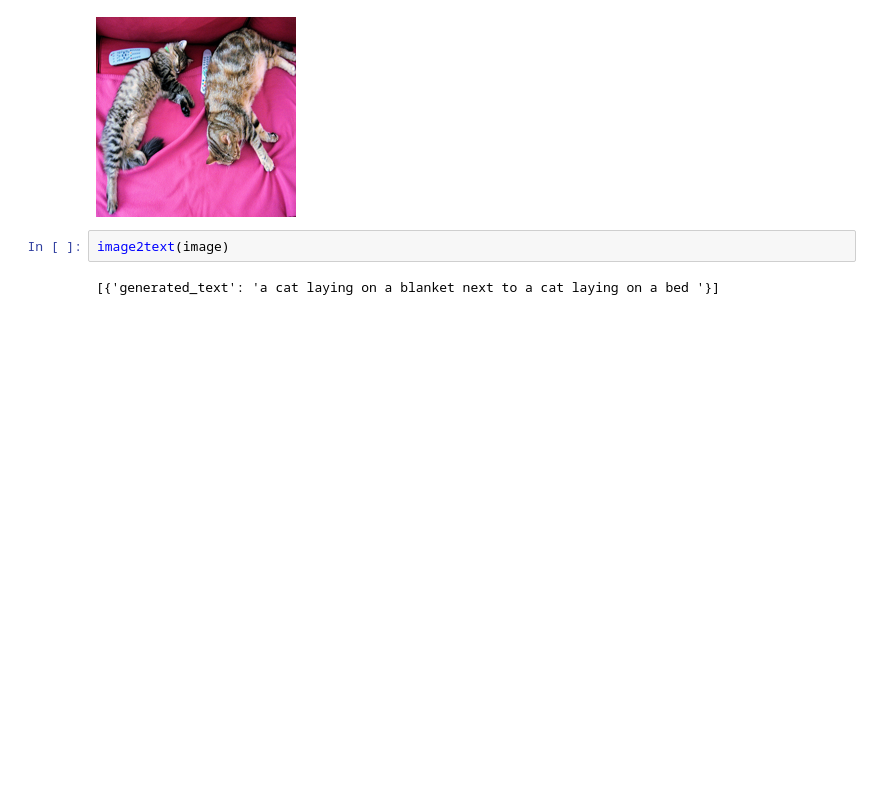
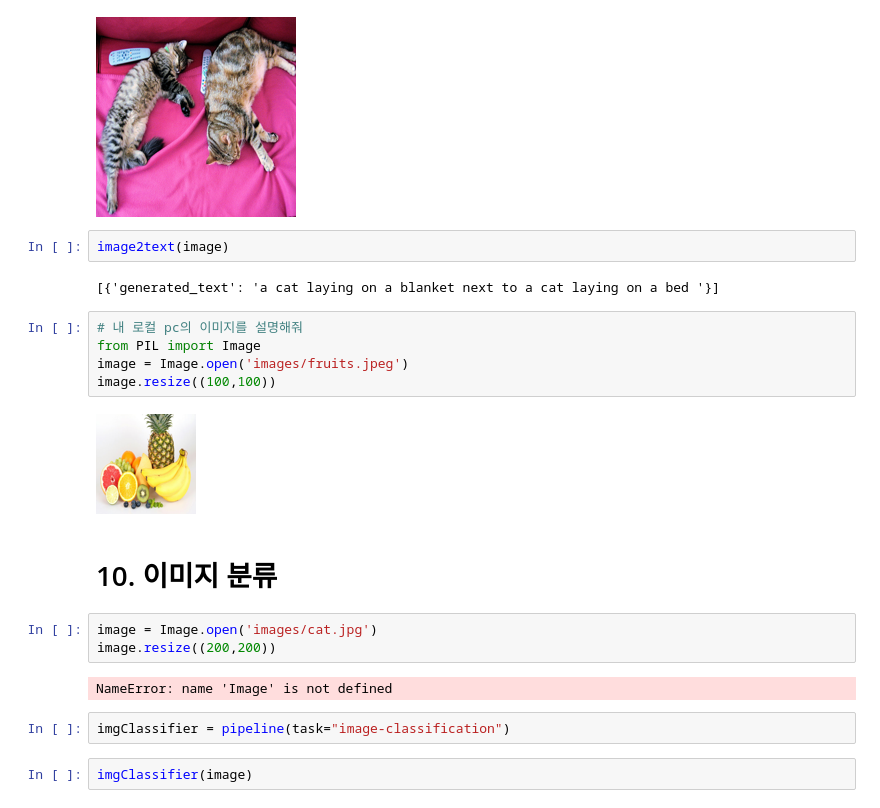
Before and after one commit to huhnam59/Create-repository, a Jupyter notebook: source/08_LLM/ch1_허깅 페이스.ipynb, the cells around one changed output. Cells and saved outputs as stored; diff of their text form; blank space fills up the shorter version.

```diff
--- a/source/08_LLM/ch1_허깅 페이스.ipynb
+++ b/source/08_LLM/ch1_허깅 페이스.ipynb
@@ -497,3 +505,21 @@ small_image
 image2text(image)
 # %% [output]
 [{'generated_text': 'a cat laying on a blanket next to a cat laying on a bed '}]
+# %%
+# 내 로컬 pc의 이미지를 설명해줘
+from PIL import Image
+image = Image.open('images/fruits.jpeg')
+image.resize((100,100))
+# %% [output]
+[figure, added]
+# %% [markdown]
+# 10. 이미지 분류
+# %%
+image = Image.open('images/cat.jpg')
+image.resize((200,200))
+# %% [output]
+NameError: name 'Image' is not defined
+# %%
+imgClassifier = pipeline(task="image-classification")
+# %%
+imgClassifier(image)
```
Also changed, not shown: parts of 3 cells of this notebook, 2 other files.
